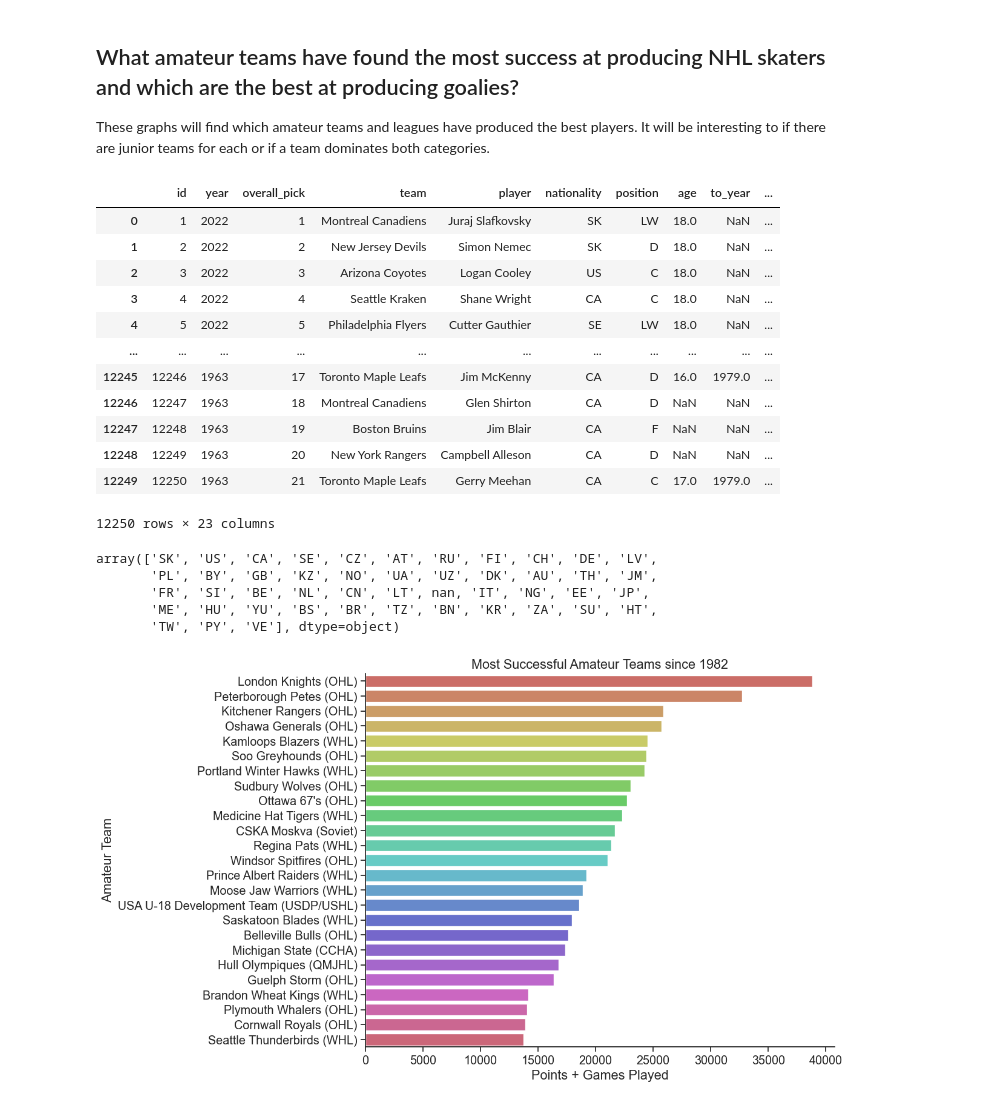
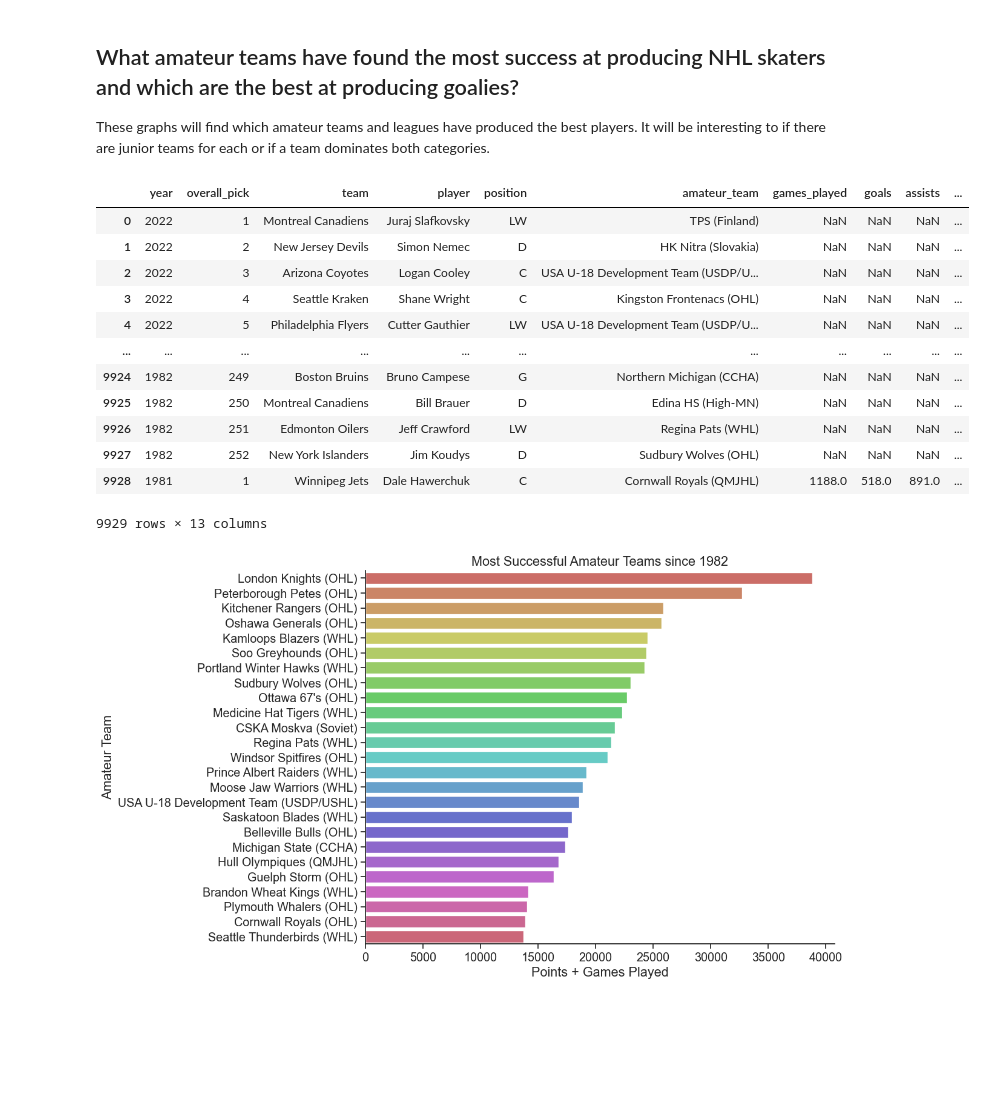
Before and after one commit to ubco-W2022T2-data301/project-group-group31, a Jupyter notebook: analysis/analysis3.ipynb, the cells around one changed output. Drawn from its saved outputs; the diff is of its cells as text; code cells hidden in the pictures; blank space fills up the shorter version.

```diff
--- a/analysis/analysis3.ipynb
+++ b/analysis/analysis3.ipynb
@@ -8,31 +8,32 @@ import pandas as pd
 import numpy as np
 import matplotlib.pyplot as plt
 import seaborn as sns
-# %%
-df = pd.read_csv("../data/raw/NHLDraft.csv")
-df
-# %% [output]
-|  | id | year | overall_pick | team | player | nationality | position | age | to_year | ... |
-| 0 | 1 | 2022 | 1 | Montreal Canadiens | Juraj Slafkovsky | SK | LW | 18.0 | NaN | ... |
-| 1 | 2 | 2022 | 2 | New Jersey Devils | Simon Nemec | SK | D | 18.0 | NaN | ... |
-| 2 | 3 | 2022 | 3 | Arizona Coyotes | Logan Cooley | US | C | 18.0 | NaN | ... |
-| 3 | 4 | 2022 | 4 | Seattle Kraken | Shane Wright | CA | C | 18.0 | NaN | ... |
-| 4 | 5 | 2022 | 5 | Philadelphia Flyers | Cutter Gauthier | SE | LW | 18.0 | NaN | ... |
-| ... | ... | ... | ... | ... | ... | ... | ... | ... | ... | ... |
-| 12245 | 12246 | 1963 | 17 | Toronto Maple Leafs | Jim McKenny | CA | D | 16.0 | 1979.0 | ... |
-| 12246 | 12247 | 1963 | 18 | Montreal Canadiens | Glen Shirton | CA | D | NaN | NaN | ... |
-| 12247 | 12248 | 1963 | 19 | Boston Bruins | Jim Blair | CA | F | NaN | NaN | ... |
-| 12248 | 12249 | 1963 | 20 | New York Rangers | Campbell Alleson | CA | D | NaN | NaN | ... |
-| 12249 | 12250 | 1963 | 21 | Toronto Maple Leafs | Gerry Meehan | CA | C | 17.0 | 1979.0 | ... |
-12250 rows × 23 columns
-# %%
-df['nationality'].unique()
-# %% [output]
-array(['SK', 'US', 'CA', 'SE', 'CZ', 'AT', 'RU', 'FI', 'CH', 'DE', 'LV',
-       'PL', 'BY', 'GB', 'KZ', 'NO', 'UA', 'UZ', 'DK', 'AU', 'TH', 'JM',
-       'FR', 'SI', 'BE', 'NL', 'CN', 'LT', nan, 'IT', 'NG', 'EE', 'JP',
-       'ME', 'HU', 'YU', 'BS', 'BR', 'TZ', 'BN', 'KR', 'ZA', 'SU', 'HT',
-       'TW', 'PY', 'VE'], dtype=object)
+# %%
+#Loading and processing data into df1982
+from typing import TYPE_CHECKING
+if TYPE_CHECKING:
+    from .code import project_functions3
+else:
+    import sys
+    sys.path.append("./code")
+    import project_functions3
+
+df = project_functions3.load_and_process("../data/raw/NHLDraft.csv")
+df
+# %% [output]
+|  | year | overall_pick | team | player | position | amateur_team | games_played | goals | assists | ... |
+| 0 | 2022 | 1 | Montreal Canadiens | Juraj Slafkovsky | LW | TPS (Finland) | NaN | NaN | NaN | ... |
+| 1 | 2022 | 2 | New Jersey Devils | Simon Nemec | D | HK Nitra (Slovakia) | NaN | NaN | NaN | ... |
+| 2 | 2022 | 3 | Arizona Coyotes | Logan Cooley | C | USA U-18 Development Team (USDP/U... | NaN | NaN | NaN | ... |
+| 3 | 2022 | 4 | Seattle Kraken | Shane Wright | C | Kingston Frontenacs (OHL) | NaN | NaN | NaN | ... |
+| 4 | 2022 | 5 | Philadelphia Flyers | Cutter Gauthier | LW | USA U-18 Development Team (USDP/U... | NaN | NaN | NaN | ... |
+| ... | ... | ... | ... | ... | ... | ... | ... | ... | ... | ... |
+| 9924 | 1982 | 249 | Boston Bruins | Bruno Campese | G | Northern Michigan (CCHA) | NaN | NaN | NaN | ... |
+| 9925 | 1982 | 250 | Montreal Canadiens | Bill Brauer | D | Edina HS (High-MN) | NaN | NaN | NaN | ... |
+| 9926 | 1982 | 251 | Edmonton Oilers | Jeff Crawford | LW | Regina Pats (WHL) | NaN | NaN | NaN | ... |
+| 9927 | 1982 | 252 | New York Islanders | Jim Koudys | D | Sudbury Wolves (OHL) | NaN | NaN | NaN | ... |
+| 9928 | 1981 | 1 | Winnipeg Jets | Dale Hawerchuk | C | Cornwall Royals (QMJHL) | 1188.0 | 518.0 | 891.0 | ... |
+9929 rows × 13 columns
 # %%
 #SK = Slovakia, US = USA, CA = Canada, SE = Sweden, AT = Austria, RU = Russia, FI = Finland, CH = Switzerland
 #CZ = Czechia, DE = Germany, LV = Latvia, PL = Poland < 10, BY = Belarus, GB = Great Britain, KZ = Kazakhstan
```
Also changed, not shown: parts of 6 cells of this notebook, 1 other file.
